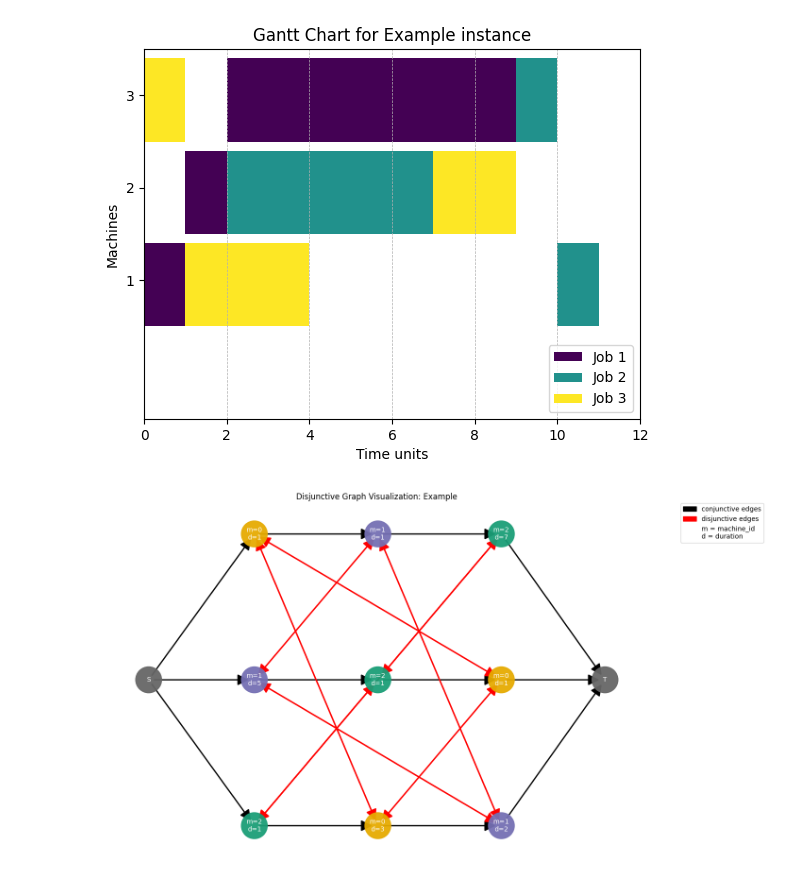
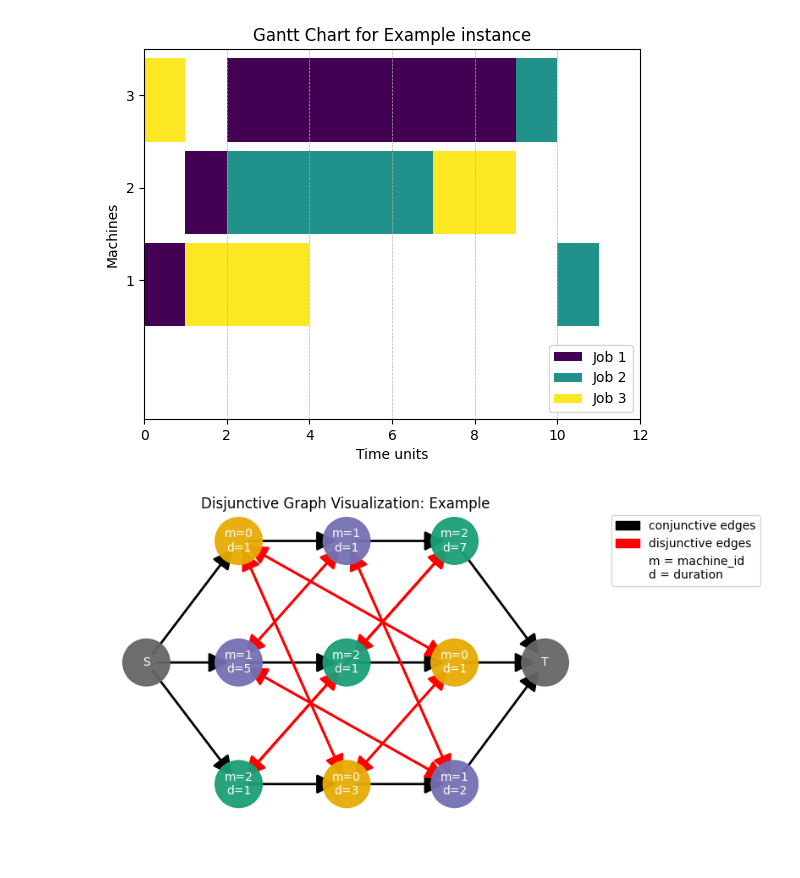
Before and after one commit to Pabloo22/job_shop_lib, a Jupyter notebook: tutorial/04-Disjunctive-Graph.ipynb, the cells around one changed output. Cells and saved outputs as stored; diff of their text form; code cells hidden in the pictures; blank space fills up the shorter version.

Commit message:
Update disjunctive graph image

```diff
--- a/tutorial/04-Disjunctive-Graph.ipynb
+++ b/tutorial/04-Disjunctive-Graph.ipynb
@@ -111,7 +111,7 @@ plt.show()
 [figure]
 # %%
 disjunctive_graph = JobShopGraph.build_disjunctive_graph(instance)
-plot_disjunctive_graph(disjunctive_graph)
+plot_disjunctive_graph(disjunctive_graph, figsize=(6, 4))
 plt.show()
 # %% [output]
-[figure, old version]
+[figure, new version]
```
Also changed, not shown: 1 other file.
